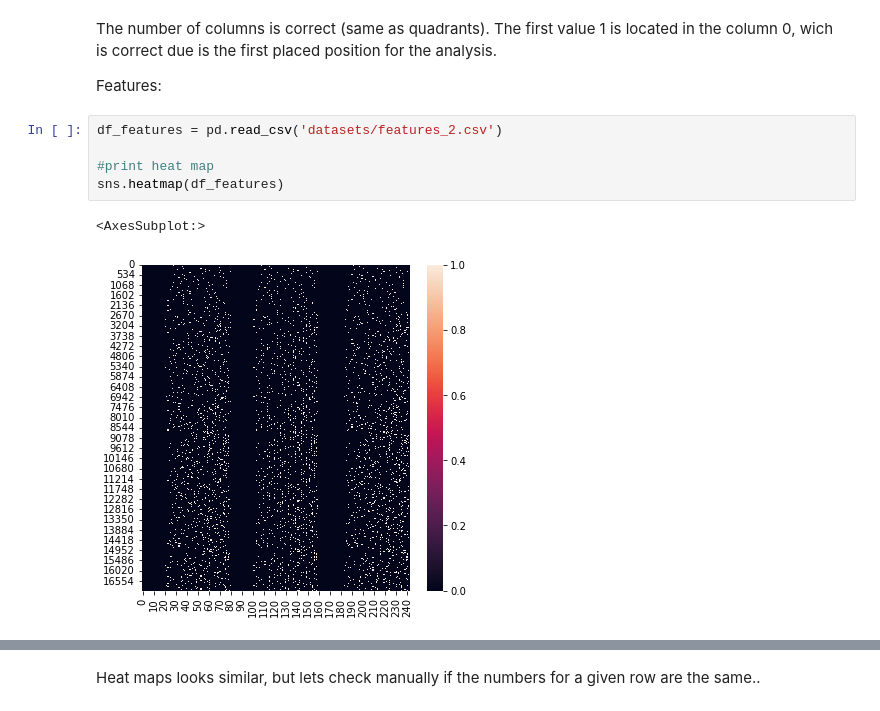
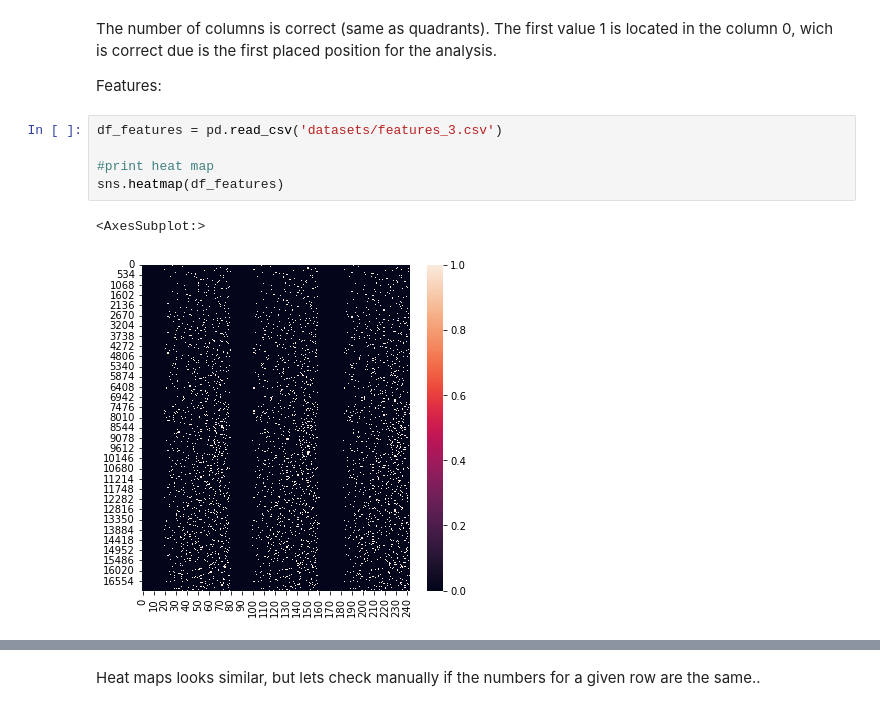
Before and after one commit to Juanpmartinez180/Data-Science-Projects, a Jupyter notebook: ultrasonic_radar/data_generation.ipynb, the cells around one changed output, grey strips where cells are left out. Saved outputs shown, nothing was run; the diff lists cells and outputs as text.

```diff
--- a/ultrasonic_radar/data_generation.ipynb
+++ b/ultrasonic_radar/data_generation.ipynb
@@ -492,13 +518,13 @@ The first value 1 is located in the column 0, wich is correct due is the first p
 
 Features:
 # %%
-df_features = pd.read_csv('datasets/features_2.csv')
+df_features = pd.read_csv('datasets/features_3.csv')
 
 #print heat map
 sns.heatmap(df_features)
 # %% [output]
 <AxesSubplot:>
-[figure, old version]
+[figure, new version]
 # %%
 #print heatmap for the local data, avoid first row due is the Header
 sns.heatmap(flatten_data)
```
Also changed, not shown: parts of 18 cells of this notebook, 12 other files.
